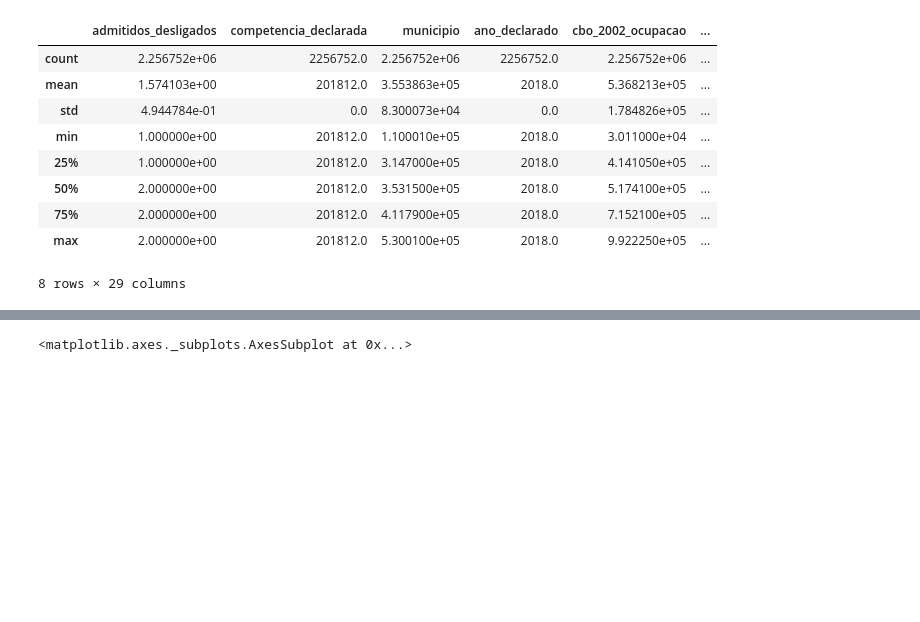
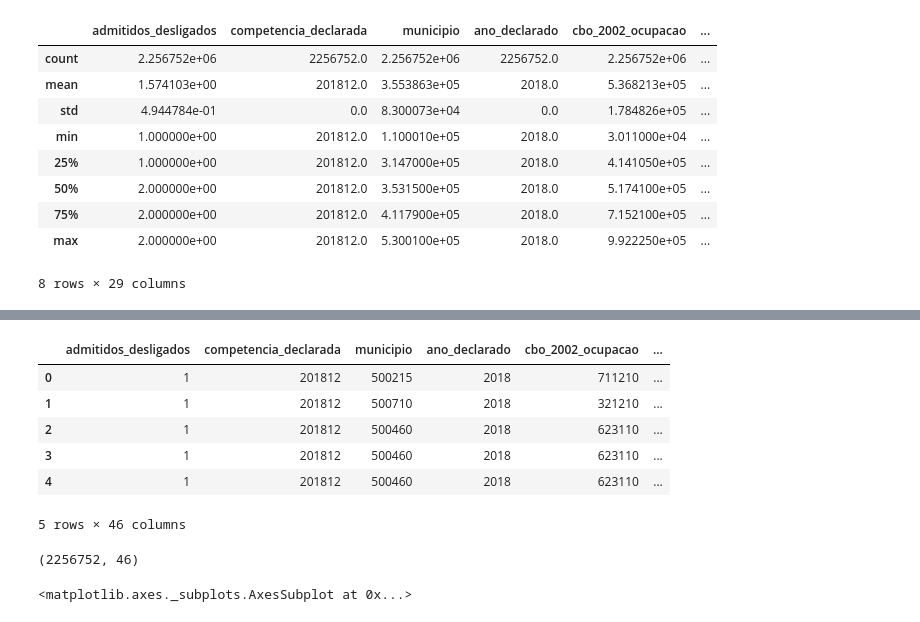
Before and after one commit to thiagodegan/Desafio01, a Jupyter notebook: Desafio_Thiago.ipynb, the cells around one changed output, grey strips where cells are left out. Cells and saved outputs as stored; diff of their text form; code cells hidden in the pictures; blank space fills up the shorter version.

```diff
--- a/Desafio_Thiago.ipynb
+++ b/Desafio_Thiago.ipynb
@@ -133,3 +153,23 @@ data.describe()
+# %%
+#TEMOS UM PROBLEMA, OS ESTADOS ESTÃO EM CÓDIGO
+#VOU CONVERTER PARA UF UTILIZANDO A BASE DE CÓDIGOS: https://www.oobj.com.br/bc/article/quais-os-c%C3%B3digos-de-cada-uf-no-brasil-465.html
+#IMPORTA O ARQUIVO COM AS SIGLAS DOS ESTADOS
+siglas = pd.read_csv('Fonte IBGE/siglas.csv', encoding = 'UTF-8', delimiter = ';')
+data = pd.merge(data, siglas, on ='uf', how='outer')
+data.head()
+# %% [output]
+|  | admitidos_desligados | competencia_declarada | municipio | ano_declarado | cbo_2002_ocupacao | ... |
+| 0 | 1 | 201812 | 500215 | 2018 | 711210 | ... |
+| 1 | 1 | 201812 | 500710 | 2018 | 321210 | ... |
+| 2 | 1 | 201812 | 500460 | 2018 | 623110 | ... |
+| 3 | 1 | 201812 | 500460 | 2018 | 623110 | ... |
+| 4 | 1 | 201812 | 500460 | 2018 | 623110 | ... |
+5 rows × 46 columns
+# %%
+#verifica se continua com a mesma qtd de linhas
+data.shape
+# %% [output]
+(2256752, 46)
 # %%
 #plota o histograma para verificar a distribuicao atual
 data.salario_mensal.plot.hist(bins=50, range=(0,5000))
```
Also changed, not shown: parts of 3 cells of this notebook, 1 other file.
